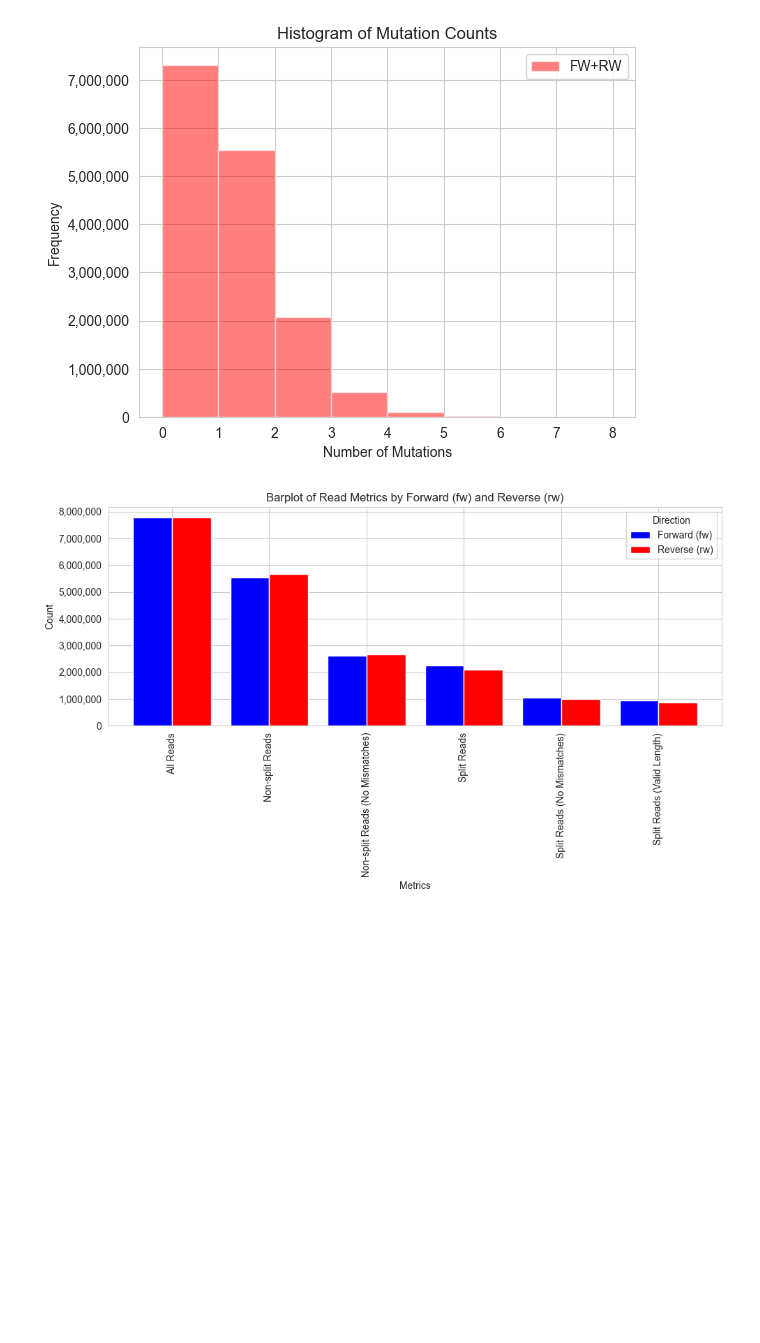
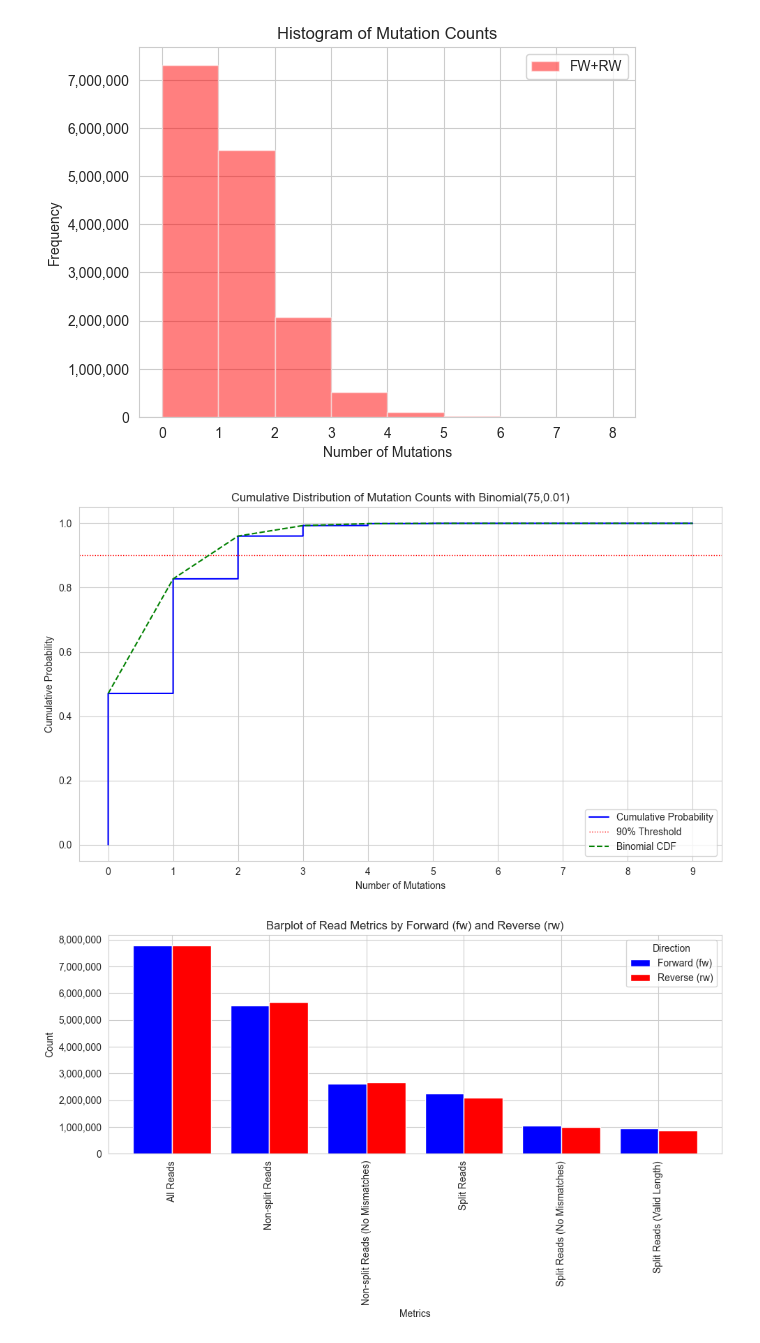
Before and after one commit to IngiumDev/gobi, a Jupyter notebook: src/main/Analysis/readsimulator/analyze_read_simulator.ipynb, the cells around one changed output. Drawn from its saved outputs; the diff is of its cells as text; code cells hidden in the pictures; blank space fills up the shorter version.

```diff
--- a/src/main/Analysis/readsimulator/analyze_read_simulator.ipynb
+++ b/src/main/Analysis/readsimulator/analyze_read_simulator.ipynb
@@ -207,6 +238,41 @@ plt.gca().yaxis.set_major_formatter(ticker.StrMethodFormatter('{x:,.0f}'))
 plt.show()
 # %% [output]
 [figure]
+# %%
+
+# Sort the mutation counts
+sorted_mutation_counts = np.sort(mutation_counts)
+cumulative_mutation_counts = np.arange(1, len(sorted_mutation_counts) + 1)
+
+# Normalize cumulative counts to get probabilities
+cumulative_probabilities = cumulative_mutation_counts / len(mutation_counts)
+
+# Create the plot
+fig, ax = plt.subplots(figsize=(10, 6))
+ax.plot(sorted_mutation_counts, cumulative_probabilities, label='Cumulative Probability', color='blue')
+
+
+# Add the CDF of the binomial distribution
+n = 75
+p = 0.01
+x = np.arange(0, max(sorted_mutation_counts) + 1)
+binom_cdf = binom.cdf(x, n, p)
+ax.plot(x, binom_cdf, label='Binomial CDF', color='green', linestyle='dashed')
+
+# Add labels, title, and legend
+ax.set_title('Cumulative Distribution of Mutation Counts with Binomial(75,0.01)')
+ax.set_xlabel('Number of Mutations')
+ax.set_ylabel('Cumulative Probability')
+ax.xaxis.set_major_locator(ticker.MultipleLocator(1))
+
+ax.grid(True)
+ax.legend()
+plt.tight_layout()
+
+# Show the plot
+plt.show()
+# %% [output]
+[figure, added]
 # %%
 # Function to check if all regions have a length >= 5
 def check_region_length(regvec):
```
Also changed, not shown: parts of 5 cells of this notebook, 1 other file.
